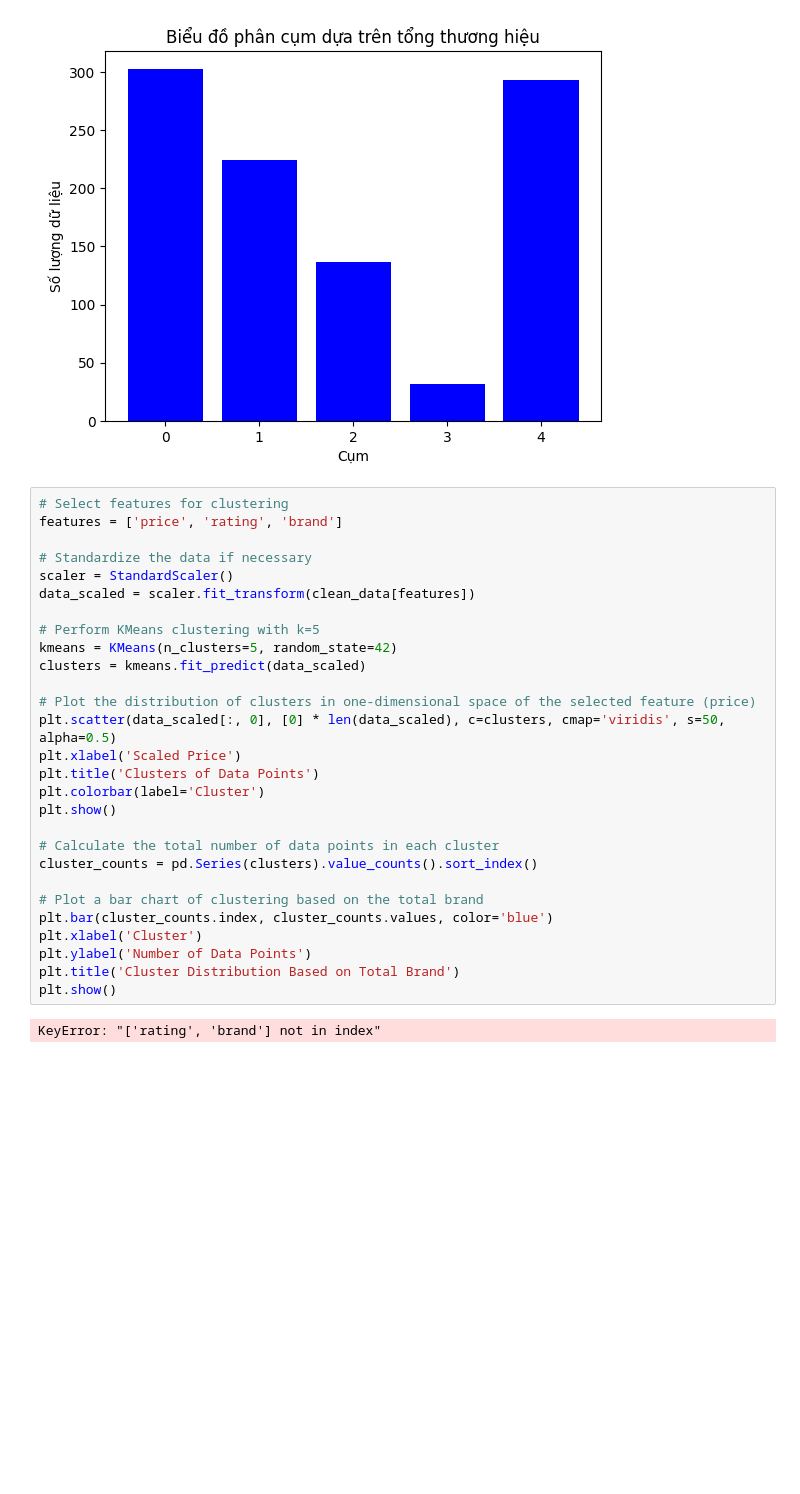
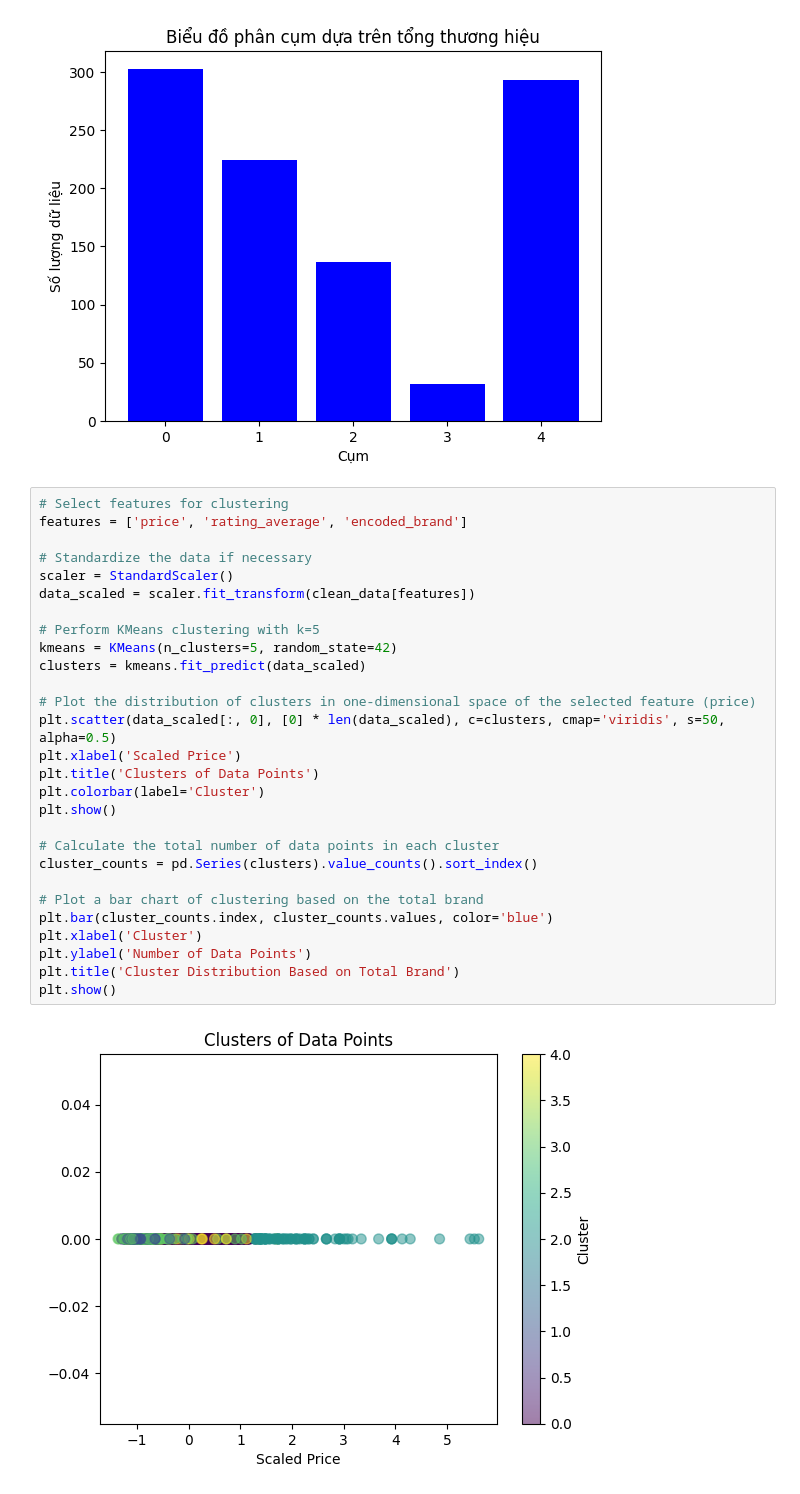
Before and after one commit to truong-nguyen310/DS-DUT-Tiki, a Jupyter notebook: xuly.ipynb, the cells around one changed output. Drawn from its saved outputs; the diff is of its cells as text; blank space fills up the shorter version.

```diff
--- a/xuly.ipynb
+++ b/xuly.ipynb
@@ -956,31 +951,31 @@ plt.show()
 [figure]
 # %%
 # Select features for clustering
-features = ['price', 'rating', 'brand']
+features = ['price', 'rating_average', 'encoded_brand']
 
 # Standardize the data if necessary
 scaler = StandardScaler()
 data_scaled = scaler.fit_transform(clean_data[features])
 
 # Perform KMeans clustering with k=5
 kmeans = KMeans(n_clusters=5, random_state=42)
 clusters = kmeans.fit_predict(data_scaled)
 
 # Plot the distribution of clusters in one-dimensional space of the selected feature (price)
 plt.scatter(data_scaled[:, 0], [0] * len(data_scaled), c=clusters, cmap='viridis', s=50, alpha=0.5)
 plt.xlabel('Scaled Price')
 plt.title('Clusters of Data Points')
 plt.colorbar(label='Cluster')
 plt.show()
 
 # Calculate the total number of data points in each cluster
 cluster_counts = pd.Series(clusters).value_counts().sort_index()
 
 # Plot a bar chart of clustering based on the total brand
 plt.bar(cluster_counts.index, cluster_counts.values, color='blue')
 plt.xlabel('Cluster')
 plt.ylabel('Number of Data Points')
 plt.title('Cluster Distribution Based on Total Brand')
 plt.show()
 # %% [output]
-KeyError: "['rating', 'brand'] not in index"
+[figure, added]
```
Also changed, not shown: parts of 3 cells of this notebook, 2 other files.
